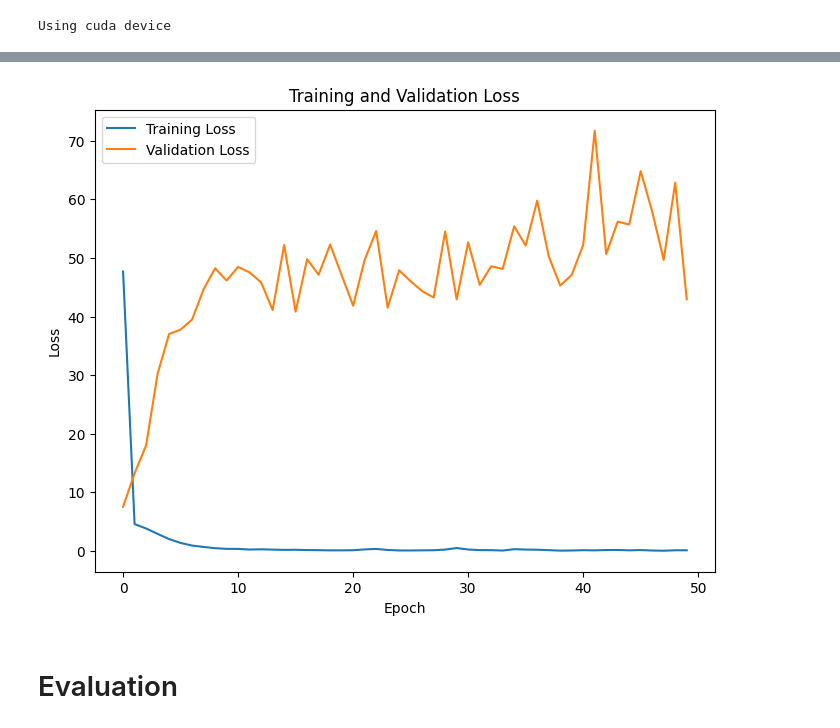
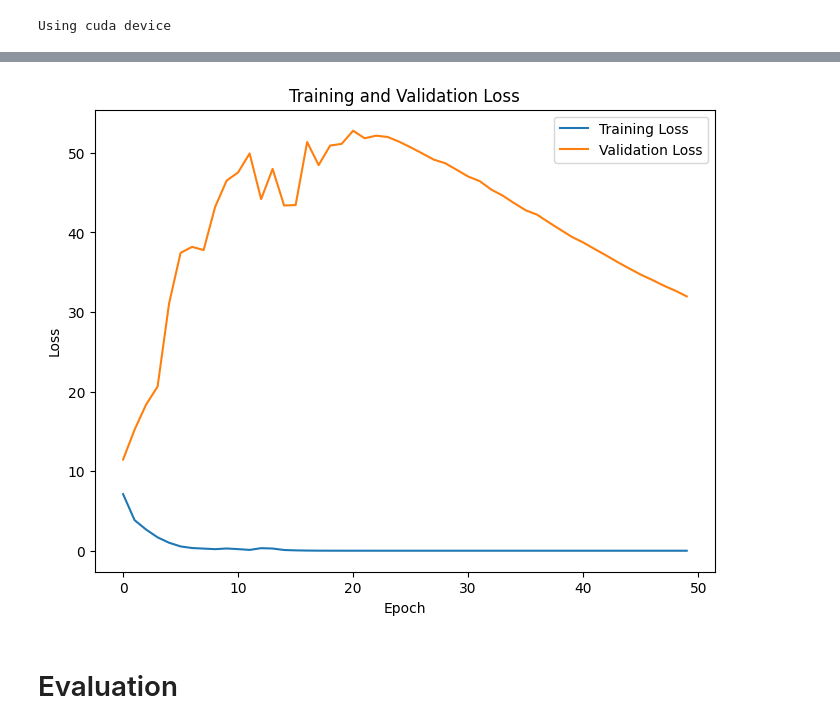
Before and after one commit to alefram/notebooks, a Jupyter notebook: pokedex.ipynb, the cells around one changed output, grey strips where cells are left out. Cells and saved outputs as stored; diff of their text form; code cells hidden in the pictures.

```diff
--- a/pokedex.ipynb
+++ b/pokedex.ipynb
@@ -204,37 +146,39 @@ model = PokemonCNN(ch_in=3, num_classes=len(class_names)).to(device)
 criterion = nn.CrossEntropyLoss()
 optimizer = optim.Adam(model.parameters(), lr=0.001, weight_decay=0.0001)
 # %%
-train_loader = DataLoader(train_ds, batch_size=16, shuffle=True, num_workers=os.cpu_count())
-val_loader = DataLoader(val_ds, batch_size=16, shuffle=False, num_workers=os.cpu_count())  # Assuming you have a validation dataset
+train_loader = DataLoader(train_ds, batch_size=64, shuffle=True, num_workers=os.cpu_count())
+val_loader = DataLoader(val_ds, batch_size=64, shuffle=False, num_workers=os.cpu_count())  # Validation dataset
 epochs = 50
 
 train_losses = []
 val_losses = []
 
-model.train(True)
 for epoch in range(epochs):
+    model.train()  # Set the model to training mode
     epoch_train_loss = 0
     for idx, batch in enumerate(train_loader):
-      #feedforward
+        # Feedforward
         images = batch['image'].to(device=device, dtype=torch.float32)
         labels = batch['labels'].to(device)
 
+        optimizer.zero_grad()
         y_pred = model(images)
 
-        #compute loss accuracy
-        y = labels
-        loss = criterion(y_pred, y)
+        # Compute loss and accuracy
+        loss = criterion(y_pred, labels)
         epoch_train_loss += loss.item()
-        score, predicted = torch.max(y_pred, 1)
-        acc = (y == predicted).sum().float() / len(y)
-        print("[EPOCH: %i, [LOSS]: %.6f, [ACCURACY]: %.3f" % (epoch, loss.item(), acc))
-        display.clear_output(wait=True)
 
-        #backward
-        optimizer.zero_grad()
+        # Calculate accuracy
+        _, predicted = torch.max(y_pred, 1)
+        acc = (predicted == labels).sum().float() / labels.size(0)  # Use labels.size(0) for batch size
+
+        # Print training progress
+        if idx % 10 == 0:  # Print every 10 batches
+            print(f"[EPOCH: {epoch}, LOSS: {loss.item():.6f}, ACCURACY: {acc:.3f}]")
+            display.clear_output(wait=True)  # Clear the output before printing
+
+        # Backward
         loss.backward()
-
-        #update params
         optimizer.step()
 
     # Calculate average training loss for the epoch
@@ -242,7 +186,7 @@ for epoch in range(epochs):
     train_losses.append(train_loss)
 
     # Evaluate on validation set
-    model.eval()
+    model.eval()  # Set the model to evaluation mode
     epoch_val_loss = 0
     with torch.no_grad():
         for batch in val_loader:
@@ -250,14 +194,13 @@ for epoch in range(epochs):
             labels = batch['labels'].to(device)
 
             y_pred = model(images)
-            y = labels
-            loss = criterion(y_pred, y)
+            loss = criterion(y_pred, labels)
             epoch_val_loss += loss.item()
 
     val_loss = epoch_val_loss / len(val_loader)
     val_losses.append(val_loss)
 
-    print(f"[EPOCH: {epoch}, [TRAIN LOSS]: {train_loss:.6f}, [VAL LOSS]: {val_loss:.6f}")
+    print(f"[EPOCH: {epoch}, TRAIN LOSS: {train_loss:.6f}, VAL LOSS: {val_loss:.6f}]")
 
 # Plot training and validation loss
 plt.figure(figsize=(8, 6))
@@ -273,3 +216,3 @@ plt.show()
-[figure, old version]
+[figure, new version]
 # %% [markdown]
 # Evaluation
```
Also changed, not shown: parts of 3 cells of this notebook.
